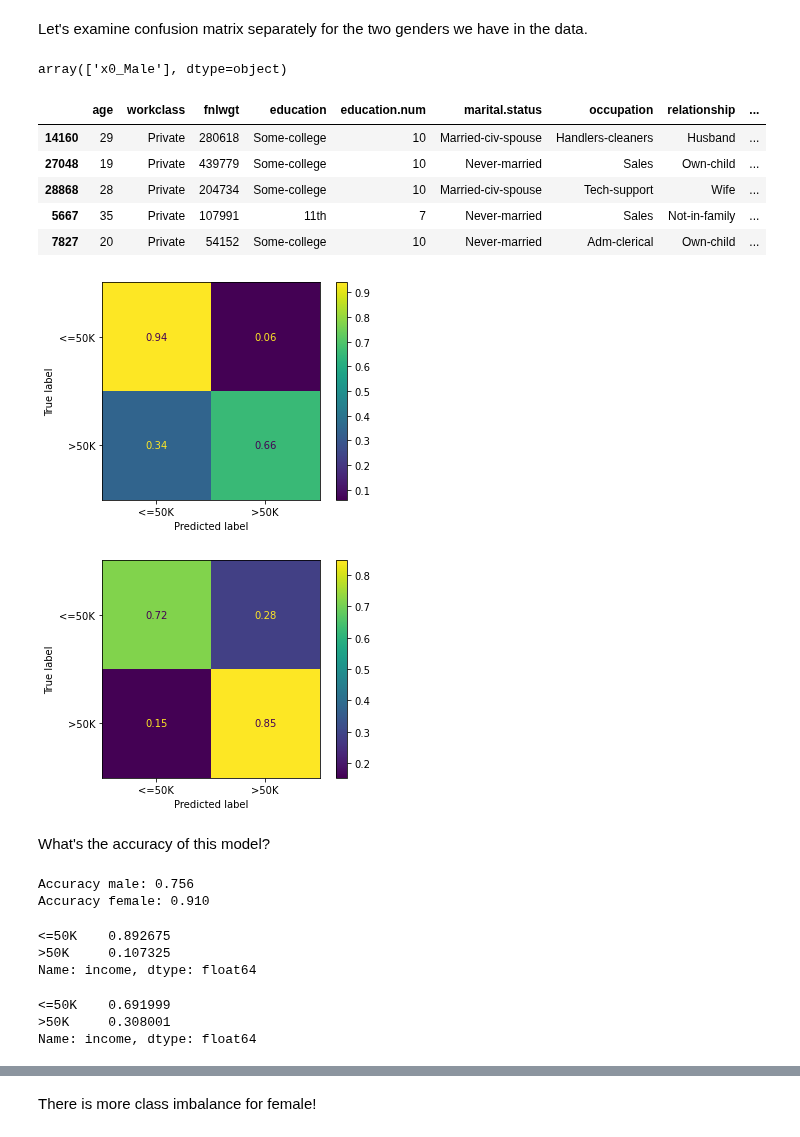
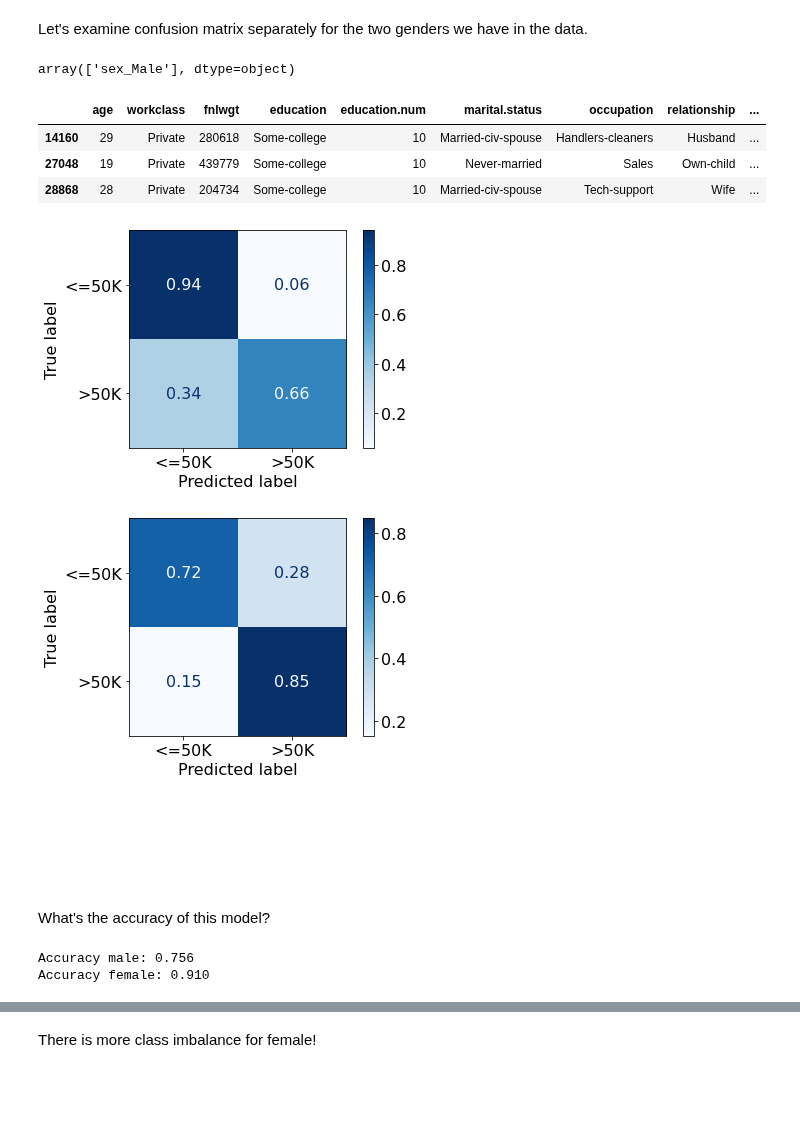
Before and after one commit to UBC-CS/cpsc330-2023s, a Jupyter notebook: lectures/20_ethics.ipynb, the cells around one changed output, grey strips where cells are left out. Cells and saved outputs as stored; diff of their text form; code cells hidden in the pictures; blank space fills up the shorter version.

```diff
--- a/lectures/20_ethics.ipynb
+++ b/lectures/20_ethics.ipynb
@@ -17,7 +17,7 @@ import matplotlib.pyplot as plt
 import mglearn
 import numpy as np
 import pandas as pd
-from IPython.display import HTML, display
+from IPython.display import Image, HTML, display
 from sklearn.dummy import DummyClassifier
 from sklearn.linear_model import LogisticRegression
 from sklearn.metrics import accuracy_score, f1_score, precision_score, recall_score
@@ -27,7 +27,6 @@ from sklearn.preprocessing import StandardScaler
 
 %matplotlib inline
 pd.set_option("display.max_colwidth", 200)
-
-from IPython.display import Image
+plt.rcParams["font.size"] = 16  # for confusion matrices
 # %% [markdown]
 <br><br>
@@ -180,0 +169,5 @@ ConfusionMatrixDisplay.from_estimator(pipe_lr, X_test, y_test);
+# %%
+from sklearn.metrics import ConfusionMatrixDisplay
+
+kw_cm = dict(normalize="true", cmap=plt.cm.Blues) # key-word arguments for all confusion matrices
+kw_cm
@@ -181,19 +181,16 @@ ConfusionMatrixDisplay.from_estimator(pipe_lr, X_test, y_test);
 # %% [markdown]
 Let's examine confusion matrix separately for the two genders we have in the data.
-# %%
-X_train_enc = preprocessor.fit_transform(X_train)
-preprocessor.named_transformers_["pipeline-2"]["onehotencoder"].get_feature_names_out()
-# %% [output]
-array(['x0_Male'], dtype=object)
+# %%
+pipe_lr[0].named_transformers_['pipeline-2']['onehotencoder'].get_feature_names_out(['sex'])
+# %% [output]
+array(['sex_Male'], dtype=object)
 # %%
-X_test.head()
+X_test.head(3)
 # %% [output]
 |  | age | workclass | fnlwgt | education | education.num | marital.status | occupation | relationship | ... |
 | 14160 | 29 | Private | 280618 | Some-college | 10 | Married-civ-spouse | Handlers-cleaners | Husband | ... |
 | 27048 | 19 | Private | 439779 | Some-college | 10 | Never-married | Sales | Own-child | ... |
 | 28868 | 28 | Private | 204734 | Some-college | 10 | Married-civ-spouse | Tech-support | Wife | ... |
-| 5667 | 35 | Private | 107991 | 11th | 7 | Never-married | Sales | Not-in-family | ... |
-| 7827 | 20 | Private | 54152 | Some-college | 10 | Never-married | Adm-clerical | Own-child | ... |
 # %%
 X_female = X_test.query("sex=='Female'")
 X_male = X_test.query("sex=='Male'")
@@ -203,10 +201,12 @@ y_male = y_test[X_male.index]
 female_preds = pipe_lr.predict(X_female)
 male_preds = pipe_lr.predict(X_male)
 # %%
-ConfusionMatrixDisplay.from_estimator(pipe_lr, X_female, y_female, normalize="true");
+ConfusionMatrixDisplay.from_predictions(y_female, female_preds, **kw_cm);
 # %% [output]
-[figure, old version]
+[figure, new version]
 # %%
-ConfusionMatrixDisplay.from_estimator(pipe_lr, X_male, y_male, normalize="true");
+ConfusionMatrixDisplay.from_predictions(y_male, male_preds, **kw_cm);
 # %% [output]
-[figure, old version]
+[figure, new version]
+# %% [markdown]
+<br>
@@ -213,2 +218,2 @@ ConfusionMatrixDisplay.from_estimator(pipe_lr, X_male, y_male, normalize="true")
 # %% [markdown]
-What's the accuracy of this model?
+<br><br>
@@ -220,0 +220,2 @@ m_TN, m_FP, m_FN, m_TP = confusion_matrix(y_male, male_preds).ravel()
+# %% [markdown]
+What's the accuracy of this model?
@@ -229,15 +233,3 @@ print("Accuracy female: {:.3f}".format(accuracy_female))
 # %% [output]
 Accuracy male: 0.756
 Accuracy female: 0.910
-# %%
-y_female.value_counts(normalize=True)
-# %% [output]
-<=50K    0.892675
->50K     0.107325
-Name: income, dtype: float64
-# %%
-y_male.value_counts(normalize=True)
-# %% [output]
-<=50K    0.691999
->50K     0.308001
-Name: income, dtype: float64
```
Also changed, not shown: parts of 38 cells of this notebook, 1 other file.
